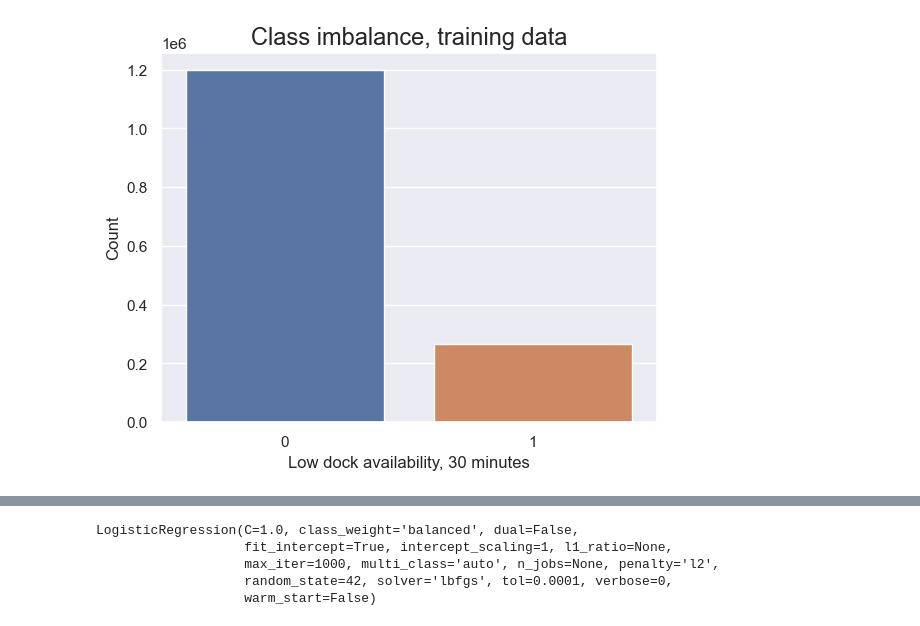
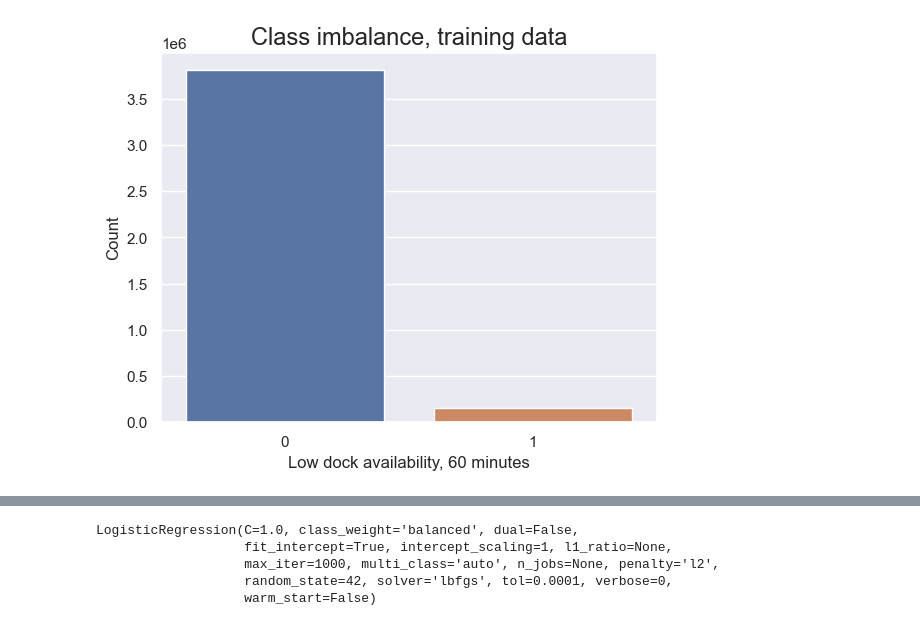
Before and after one commit to jac6779/citi-bike-prediction, a Jupyter notebook: notebooks/04_citi_bike_prediction_modeling.ipynb, the cells around one changed output, grey strips where cells are left out. Drawn from its saved outputs; the diff is of its cells as text; code cells hidden in the pictures.

```diff
--- a/notebooks/04_citi_bike_prediction_modeling.ipynb
+++ b/notebooks/04_citi_bike_prediction_modeling.ipynb
@@ -117,12 +82,12 @@ Name: proportion, dtype: float64
 # %%
 # Visualize training imbalance
 sns.countplot(x=y_train, hue=y_train, legend=False)
 plt.title("Class imbalance, training data", fontsize=17)
-plt.xlabel("Low dock availability, 30 minutes")
+plt.xlabel("Low dock availability, 60 minutes")
 plt.ylabel("Count")
 plt.show()
 # %% [output]
-[figure, old version]
+[figure, new version]
 # %%
 print("Target testing class distribution:")
 print(y_test.value_counts())
```
Also changed, not shown: parts of 55 cells of this notebook, 6 other files.
